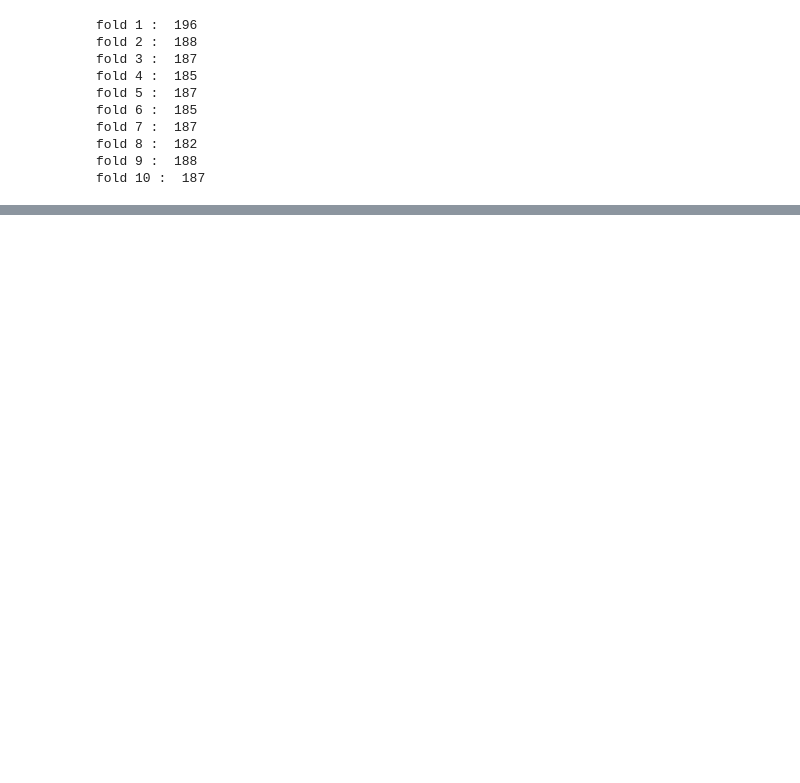
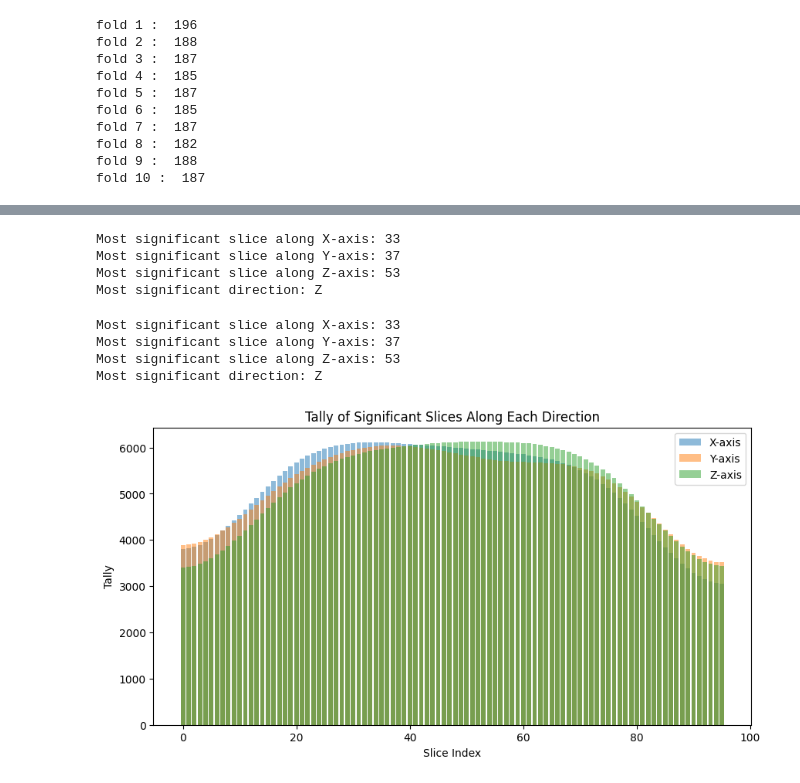
Before and after one commit to youzhiw/SCZ_classfication, a Jupyter notebook: manualGradCAM.ipynb, the cells around one changed output, grey strips where cells are left out. Saved outputs shown, nothing was run; the diff lists cells and outputs as text; code cells hidden in the pictures; blank space fills up the shorter version.

```diff
--- a/manualGradCAM.ipynb
+++ b/manualGradCAM.ipynb
@@ -154,0 +153,4 @@ model = vgg11_bn()
+# %%
+model = vgg11_bn()
+state_dict = torch.load('/media/youzhi/SSD/bme_project/checkpoints/Epoch_28_VLoss_0.0211.pth')
+model.load_state_dict(state_dict)
@@ -155,6 +159,6 @@ model = vgg11_bn()
 # %%
 def downsize_transform(data):
-    target_size = (64, 96, 64)
+    target_size = (96, 96, 96)
     data = torch.from_numpy(data).unsqueeze(0).unsqueeze(0)
     downsampled = torch.nn.functional.interpolate(data, size=target_size, mode='trilinear')
 
@@ -202,7 +206,7 @@ class CustomDataset(Dataset):
             img_tensor = torch.from_numpy(img_data).unsqueeze(0)
         return img_tensor, label
 # %%
-root_dir = '/home/ljd2160/research/youzhi/test/sample_data/data' #"/media/youzhi/SSD/bme_project/data"
+root_dir = "/media/youzhi/SSD/bme_project/data"
 folds_dir = [dir for dir in os.listdir(root_dir) if dir.startswith("fold")]
 folds_dir = [os.path.join(root_dir, dir) for dir in folds_dir]
 folds_dir = natsorted(folds_dir)
@@ -249,5 +264,5 @@ NameError: name 'plt' is not defined
 # %%
-def get_feature_map(model, input):
+def get_feature_map(model, input, device):
     pred = model(input)
 
     pred[:, 1].backward()
@@ -279,7 +294,7 @@ def get_feature_map(model, input):
 
     heatmap /= torch.max(heatmap)
 
-    resampled_heatmap = zoom(heatmap, tuple(np.array([64, 96, 64]) / np.array(heatmap.shape))) #cubic spline
+    resampled_heatmap = zoom(heatmap, tuple(np.array([96, 96, 96]) / np.array(heatmap.shape))) #cubic spline
     #resampled_heatmap = zoom(heatmap, tuple(np.array([200, 200, 200]) / np.array(heatmap.shape)),order=0) # NN
     #resampled_heatmap = zoom(heatmap, tuple(np.array([200, 200, 200]) / np.array(heatmap.shape)),order=1) # bilinear
     return resampled_heatmap
@@ -300 +319,69 @@ shape of heatmap:  torch.Size([4, 6, 4])
+# %%
+array_3d = heatmap
+# Sum along each axis
+sums_x = np.sum(array_3d, axis=(1, 2))
+sums_y = np.sum(array_3d, axis=(0, 2))
+sums_z = np.sum(array_3d, axis=(0, 1))
+
+# Find the indices of the maximum sum along each axis
+max_x_index = np.argmax(sums_x)
+max_y_index = np.argmax(sums_y)
+max_z_index = np.argmax(sums_z)
+
+# Get the maximum sums and directions
+max_sums = [np.max(sums_x), np.max(sums_y), np.max(sums_z)]
+max_directions = ['X', 'Y', 'Z']
+most_significant_direction = max_directions[np.argmax(max_sums)]
+
+# Print the indices of the most significant slices
+print("Most significant slice along X-axis:", max_x_index)
+print("Most significant slice along Y-axis:", max_y_index)
+print("Most significant slice along Z-axis:", max_z_index)
+
+# Print the most significant direction
+print("Most significant direction:", most_significant_direction)
+# %% [output]
+Most significant slice along X-axis: 33
+Most significant slice along Y-axis: 37
+Most significant slice along Z-axis: 53
+Most significant direction: Z
+# %%
+sums_x = np.sum(array_3d, axis=(1, 2))
+sums_y = np.sum(array_3d, axis=(0, 2))
+sums_z = np.sum(array_3d, axis=(0, 1))
+
+# Find the indices of the maximum sum along each axis
+max_x_index = np.argmax(sums_x)
+max_y_index = np.argmax(sums_y)
+max_z_index = np.argmax(sums_z)
+
+# Get the maximum sums and directions
+max_sums = [np.max(sums_x), np.max(sums_y), np.max(sums_z)]
+max_directions = ['X', 'Y', 'Z']
+most_significant_direction = max_directions[np.argmax(max_sums)]
+
+# Print the indices of the most significant slices
+print("Most significant slice along X-axis:", max_x_index)
+print("Most significant slice along Y-axis:", max_y_index)
+print("Most significant slice along Z-axis:", max_z_index)
+
+# Print the most significant direction
+print("Most significant direction:", most_significant_direction)
+
+# Plot the tallies
+plt.figure(figsize=(10, 5))
+plt.bar(np.arange(96), sums_x, alpha=0.5, label='X-axis')
+plt.bar(np.arange(96), sums_y, alpha=0.5, label='Y-axis')
+plt.bar(np.arange(96), sums_z, alpha=0.5, label='Z-axis')
+plt.xlabel('Slice Index')
+plt.ylabel('Tally')
+plt.title('Tally of Significant Slices Along Each Direction')
+plt.legend()
+plt.show()
+# %% [output]
+Most significant slice along X-axis: 33
+Most significant slice along Y-axis: 37
+Most significant slice along Z-axis: 53
+Most significant direction: Z
+[figure, added]
 # %%
```
Also changed, not shown: parts of 12 cells of this notebook, 2 other files.
